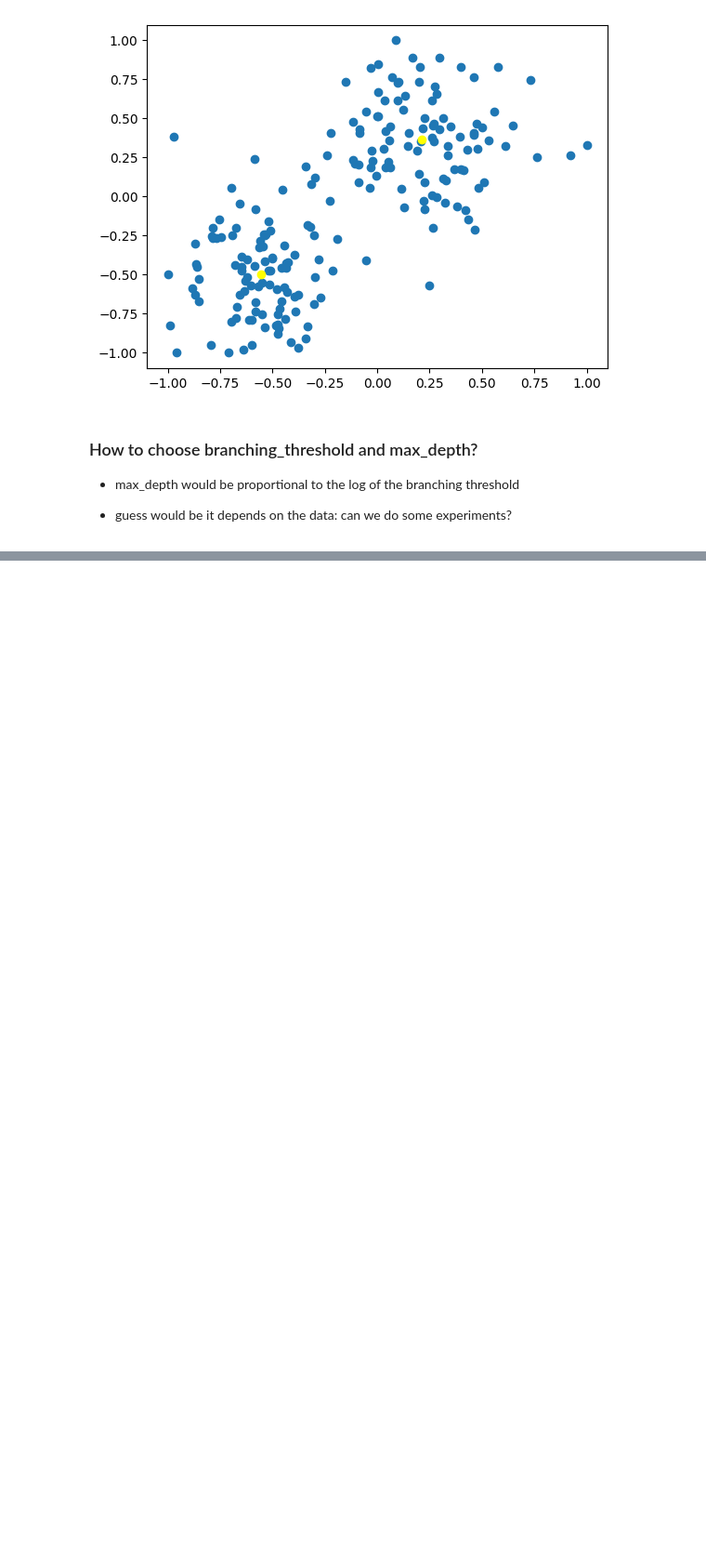
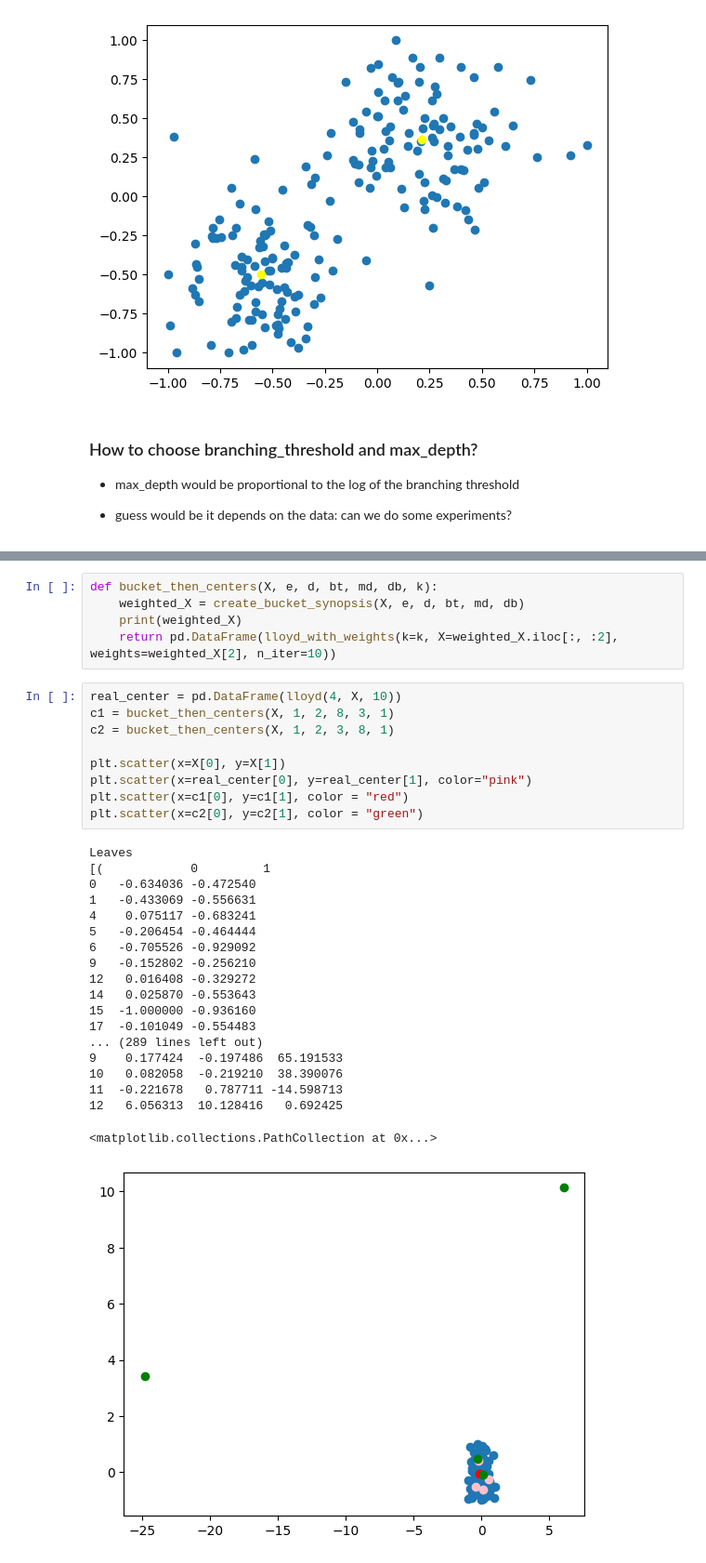
Before and after one commit to amy-ln/dpclustering, a Jupyter notebook: notebook_bucket.ipynb, the cells around one changed output, grey strips where cells are left out. Shown: that part at 93% size. Saved outputs shown, nothing was run; the diff lists cells and outputs as text; blank space fills up the shorter version.

Commit message:
experiment on bucket methods

```diff
--- a/notebook_bucket.ipynb
+++ b/notebook_bucket.ipynb
@@ -61,0 +76,34 @@ def
+# %%
+def bucket_then_centers(X, e, d, bt, md, db, k):
+    weighted_X = create_bucket_synopsis(X, e, d, bt, md, db)
+    print(weighted_X)
+    return pd.DataFrame(lloyd_with_weights(k=k, X=weighted_X.iloc[:, :2], weights=weighted_X[2], n_iter=10))
+# %%
+real_center = pd.DataFrame(lloyd(4, X, 10))
+c1 = bucket_then_centers(X, 1, 2, 8, 3, 1)
+c2 = bucket_then_centers(X, 1, 2, 3, 8, 1)
+
+plt.scatter(x=X[0], y=X[1])
+plt.scatter(x=real_center[0], y=real_center[1], color="pink")
+plt.scatter(x=c1[0], y=c1[1], color = "red")
+plt.scatter(x=c2[0], y=c2[1], color = "green")
+# %% [output]
+Leaves
+[(            0         1
+0   -0.634036 -0.472540
+1   -0.433069 -0.556631
+4    0.075117 -0.683241
+5   -0.206454 -0.464444
+6   -0.705526 -0.929092
+9   -0.152802 -0.256210
+12   0.016408 -0.329272
+14   0.025870 -0.553643
+15  -1.000000 -0.936160
+17  -0.101049 -0.554483
+... (289 lines left out)
+9    0.177424  -0.197486  65.191533
+10   0.082058  -0.219210  38.390076
+11  -0.221678   0.787711 -14.598713
+12   6.056313  10.128416   0.692425
+<matplotlib.collections.PathCollection at 0x...>
+[figure, added]
```
Also changed, not shown: parts of 5 cells of this notebook, 1 other file.
